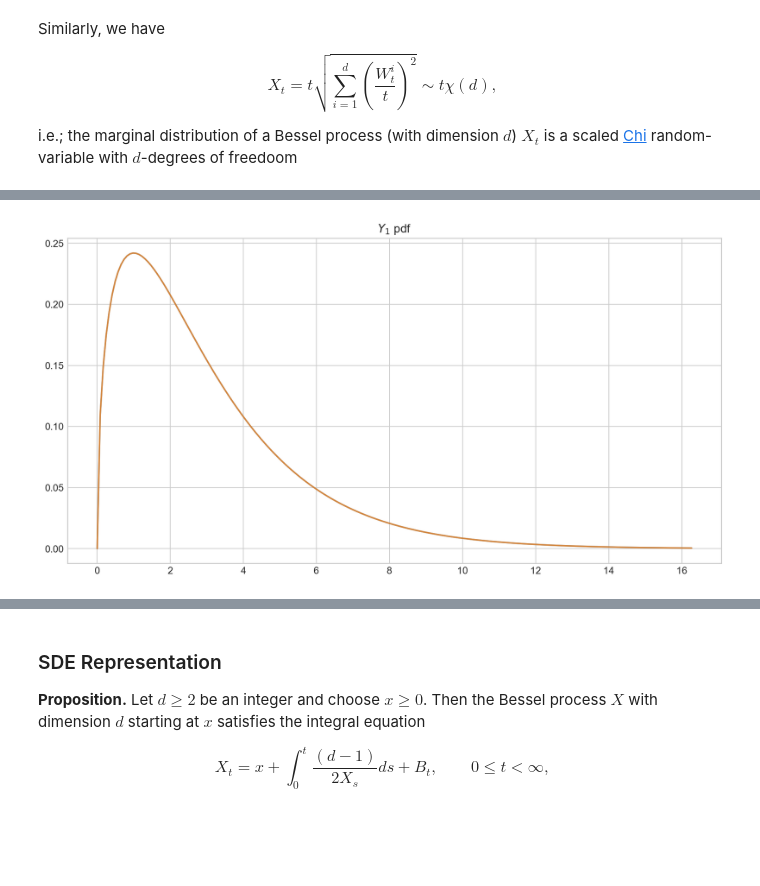
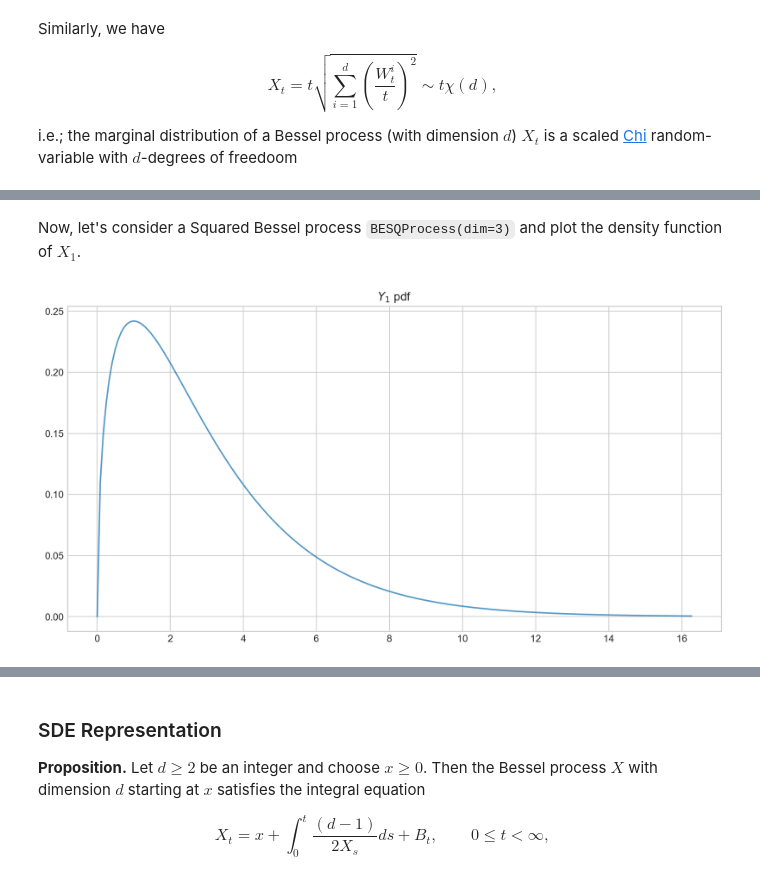
Before and after one commit to quantgirluk/Understanding-Quantitative-Finance, a Jupyter notebook: UQF/bessel_processes.ipynb, the cells around one changed output, grey strips where cells are left out. Cells and saved outputs as stored; diff of their text form; code cells hidden in the pictures; blank space fills up the shorter version.

```diff
--- a/UQF/bessel_processes.ipynb
+++ b/UQF/bessel_processes.ipynb
@@ -162,19 +210,13 @@ f_X(t, x) = \frac{1}{2^{\frac{d}{2}-1} \Gamma\left(\frac{d}{2}\right) t} \left(\
+# %% [markdown]
+Now, let's consider a Squared Bessel process `BESQProcess(dim=3)` and plot the density function of $X_1$.
 # %%
-from aleatory.processes import BESProcess
-
-from scipy.stats import chi, chi2
-dim = 3
-t = 1
-Y_1 = chi2(3, scale=t**2)
-y = np.linspace(0, Y_1.ppf(0.999), 200)
-plt.plot(y, Y_1.pdf(y), '-', lw=1.5, alpha=0.75, label=f'$t$={1:.2f}')
+from aleatory.processes import BESQProcess
 
 process = BESQProcess(dim= 3)
-
 Y_1 = process.get_marginal(t=1)
 y = np.linspace(0, Y_1.ppf(0.999), 200)
 plt.plot(y, Y_1.pdf(y), '-', lw=1.5, alpha=0.75, label=f'$t$={1:.2f}')
 plt.title(f'$Y_1$ pdf')
 plt.show()
 # %% [output]
-[figure, old version]
+[figure, new version]
```
Also changed, not shown: parts of 21 cells of this notebook.
